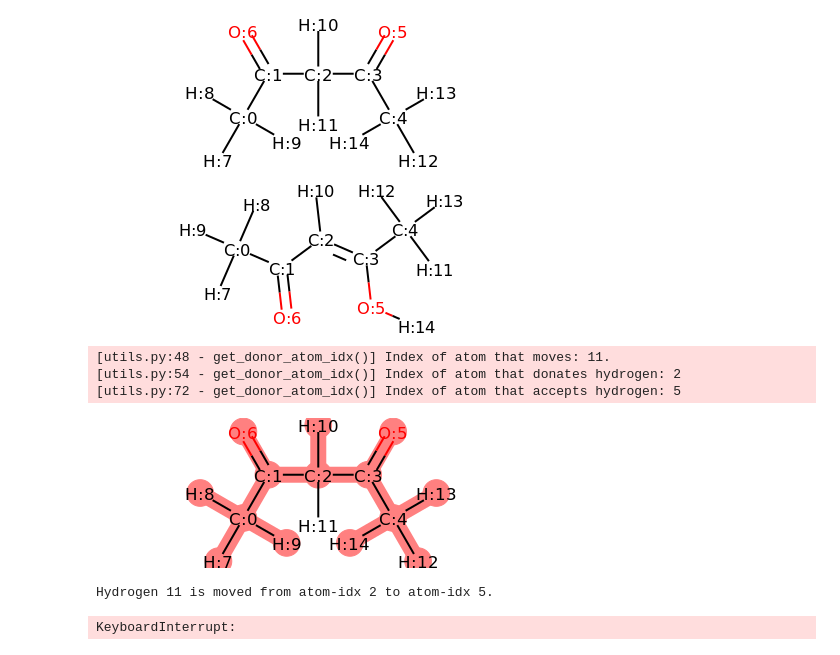
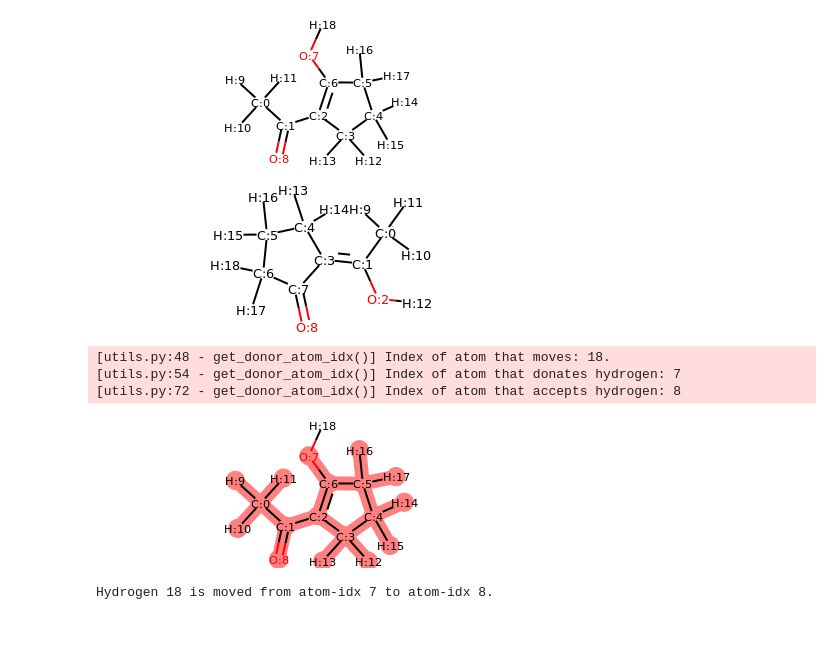
Before and after one commit to choderalab/neutromeratio, a Jupyter notebook: notebooks/instantaneous_MC.ipynb, the cells around one changed output. Cells and saved outputs as stored; diff of their text form; code cells hidden in the pictures.

```diff
--- a/notebooks/instantaneous_MC.ipynb
+++ b/notebooks/instantaneous_MC.ipynb
@@ -18,8 +18,8 @@ torch.set_num_threads(2)
 exp_results = pickle.load(open('../data/exp_results.pickle', 'rb'))
 
 # specify the system you want to simulate
-name = 'molDWRow_298'
-#name = 'molDWRow_37'
+#name = 'molDWRow_298'
+name = 'molDWRow_37'
 #name = 'molDWRow_45'
 #name = 'molDWRow_160'
 #name = 'molDWRow_590'
@@ -29,7 +29,7 @@ from_mol_tautomer_idx = 1
 to_mol_tautomer_idx = 2
 
 # specify a run number
-nr_of_runs = 1
+nr_of_runs = 5
 # number of time steps
 nr_of_mc_trials = 500
 
@@ -45,62 +45,61 @@ ani_input = neutromeratio.from_mol_to_ani_input(from_mol)
 neutromeratio.display_mol(mols['t1'])
 neutromeratio.display_mol(mols['t2'])
 # %% [output]
-[figure, old version]
+[figure, new version]
-[figure, old version]
+[figure, new version]
 # %%
 # generating mdtraj traj object
 topology = md.load(f"../data/structures/{name}/{name}_tautomer_{from_mol_tautomer_idx}.pdb").topology
 tautomer_transformation = neutromeratio.get_donor_atom_idx(from_mol, to_mol)
 
 energy_function = neutromeratio.ANI1_force_and_energy(device = device,
                                           model = model,
                                           atom_list = ani_input['atom_list'],
                                           platform = platform,
-                                          tautomer_transformation = tautomer_transformation,
-                                          bond_restraint=True)
+                                          tautomer_transformation = tautomer_transformation)
 
 langevin = neutromeratio.LangevinDynamics(atom_list = ani_input['atom_list'],
                             temperature = 300*unit.kelvin,
                             force = energy_function)
 
 hydrogen_mover = neutromeratio.Instantaneous_MC_Mover(donor_idx = tautomer_transformation['donor_idx'],
                                        hydrogen_idx = tautomer_transformation['hydrogen_idx'],
                                        acceptor_idx = tautomer_transformation['acceptor_idx'],
                                        atom_list = ani_input['atom_list'],
                                        energy_function = energy_function,
                                        langevin_dynamics= langevin)
 
 
 
 # initial conditions: coordinates from example were given in units of angstroms
 x0 = np.array(ani_input['coord_list']) * unit.angstrom
 
 print(f"Hydrogen {hydrogen_mover.hydrogen_idx} is moved from atom-idx {hydrogen_mover.donor_idx} to atom-idx {hydrogen_mover.acceptor_idx}.")
 # %% [output]
-[utils.py:48 - get_donor_atom_idx()] Index of atom that moves: 11.
-[utils.py:54 - get_donor_atom_idx()] Index of atom that donates hydrogen: 2
-[utils.py:72 - get_donor_atom_idx()] Index of atom that accepts hydrogen: 5
+[utils.py:48 - get_donor_atom_idx()] Index of atom that moves: 18.
+[utils.py:54 - get_donor_atom_idx()] Index of atom that donates hydrogen: 7
+[utils.py:72 - get_donor_atom_idx()] Index of atom that accepts hydrogen: 8
-[figure, old version]
+[figure, new version]
-Hydrogen 11 is moved from atom-idx 2 to atom-idx 5.
+Hydrogen 18 is moved from atom-idx 7 to atom-idx 8.
 # %%
 # generating mdtraj traj object
 topology = md.load(f"../data/structures/{name}/{name}_tautomer_{from_mol_tautomer_idx}.pdb").topology
-
+f = open(f"../data/md_mc_sampling/{name}/instantaenous_MC_{name}_from_t{from_mol_tautomer_idx}_to_t{to_mol_tautomer_idx}_work.csv", 'w+')
+f.write('')
+f.close()
 # run MD and MC protocoll
 for run in range(1, nr_of_runs+1):
-    traj = hydrogen_mover.performe_md_mc_protocoll(x0 = x0,
+    work_values, traj = hydrogen_mover.performe_md_mc_protocoll(x0 = x0,
                              nr_of_mc_trials = nr_of_mc_trials)
     # save trajectory
     ani_traj = md.Trajectory(traj, topology)
     ani_traj.save(f"../data/md_mc_sampling/{name}/{name}_t{from_mol_tautomer_idx}_run{run}_anicxx.dcd")
 
     # save work values (overwriting after each new run)
-    f = open(f"../data/md_mc_sampling/{name}/instantaenous_MC_{name}_from_t{from_mol_tautomer_idx}_to_t{to_mol_tautomer_idx}_work.csv", 'w+')
-    for i, j in enumerate(hydrogen_mover.work_values):
-        f.write('{}, {}\n'.format(i, j))
+    f = open(f"../data/md_mc_sampling/{name}/instantaenous_MC_{name}_from_t{from_mol_tautomer_idx}_to_t{to_mol_tautomer_idx}_work.csv", 'a')
+    for i in work_values:
+        f.write('{}\n'.format(i))
     f.close()
-# %% [output]
-KeyboardInterrupt:
 # %%
 top_file = f"../data/structures/{name}/{name}_tautomer_{from_mol_tautomer_idx}.pdb",
 traj_files = []
```
Also changed, not shown: parts of 1 cell of this notebook, 4 other files.
